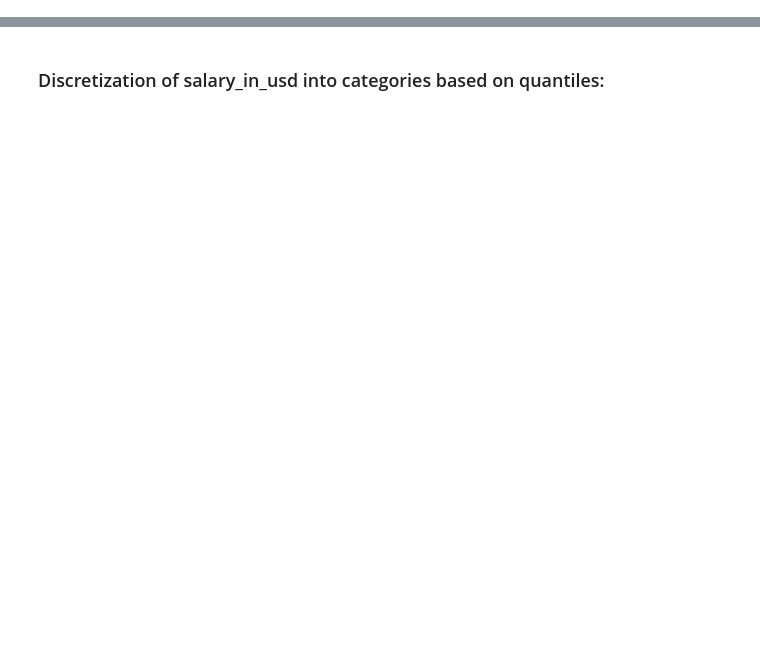
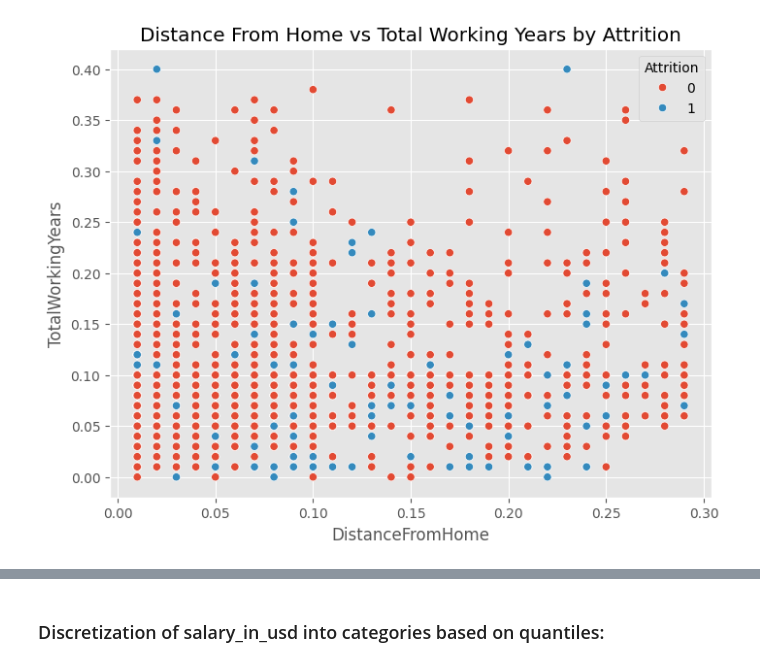
Before and after one commit to Jana-Alrzoog/Data-Mining-Project, a Jupyter notebook: Phase two.ipynb, the cells around one changed output, grey strips where cells are left out. Drawn from its saved outputs; the diff is of its cells as text; code cells hidden in the pictures; blank space fills up the shorter version.

```diff
--- a/Phase two.ipynb
+++ b/Phase two.ipynb
@@ -253,0 +236,9 @@ Normalization: Min-Max scaling adjusts the values in Age, MonthlyRate, etc., to
+# %%
+plt.figure(figsize=(8, 6))
+sns.scatterplot(x=df['DistanceFromHome'], y=df['TotalWorkingYears'], hue=df['Attrition'])
+plt.title('Distance From Home vs Total Working Years by Attrition')
+plt.xlabel('DistanceFromHome')
+plt.ylabel('TotalWorkingYears')
+plt.show()
+# %% [output]
+[figure, added]
```
Also changed, not shown: parts of 91 cells of this notebook.
